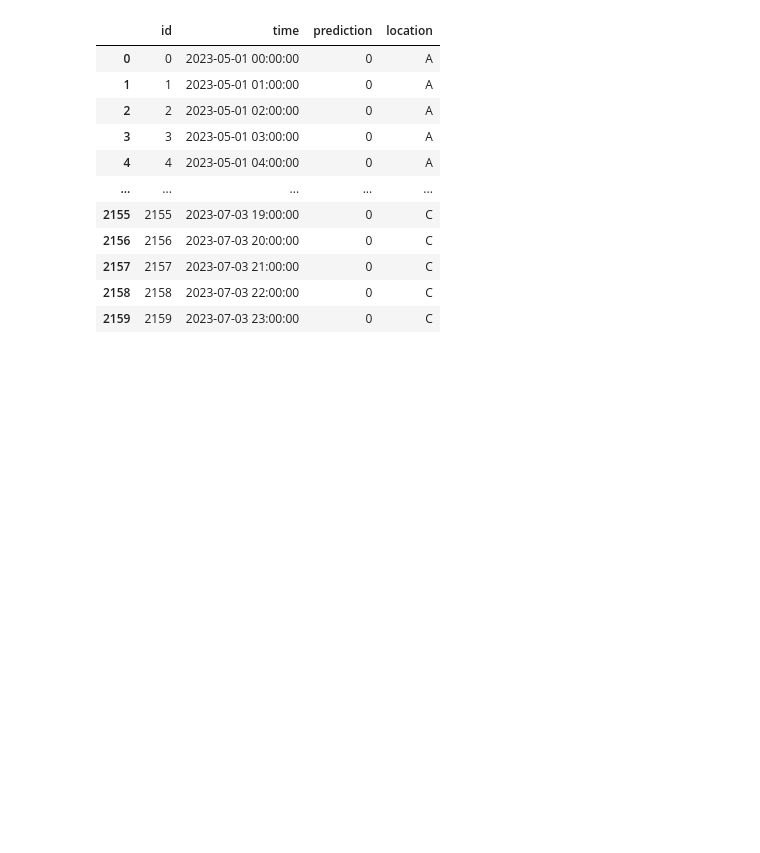
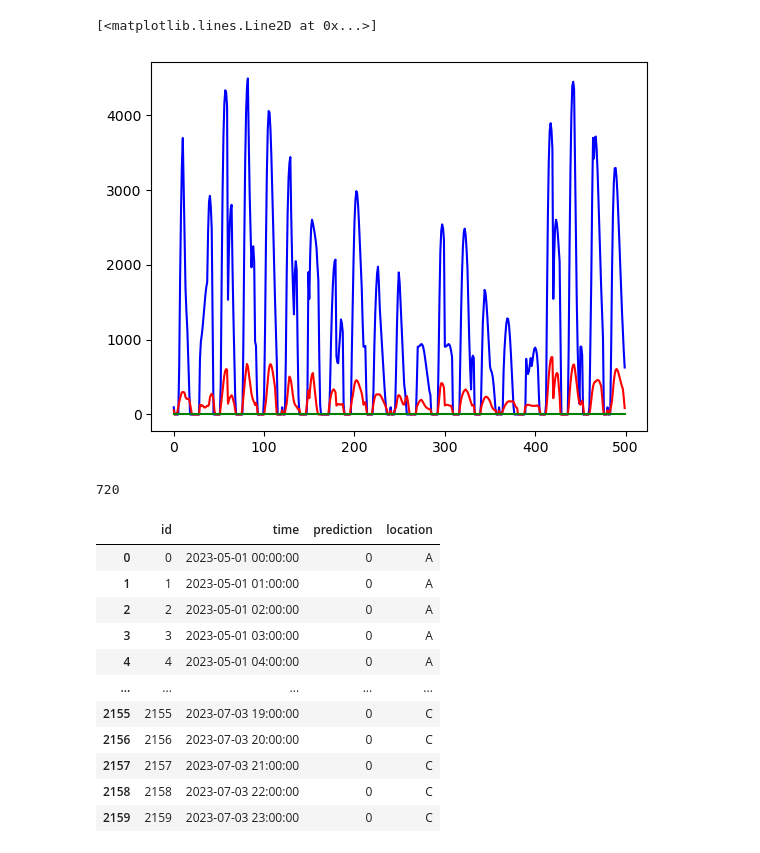
Before and after one commit to MartinSkatvedt/TDT4173-Machine-Learning, a Jupyter notebook: read_files.ipynb, the cells around one changed output. Drawn from its saved outputs; the diff is of its cells as text; code cells hidden in the pictures; blank space fills up the shorter version.

```diff
--- a/read_files.ipynb
+++ b/read_files.ipynb
@@ -541,0 +257,27 @@ for batch in wide_conv_window_a.test:
+# %%
+train_a_max = train_a_y.max()
+train_a_y = train_a_y / train_a_max
+val_a_y = val_a_y / train_a_max
+
+train_b_max = train_b_y.max()
+train_b_y = train_b_y / train_b_max
+val_b_y = val_b_y / train_b_max
+
+train_c_max = train_c_y.max()
+train_c_y = train_c_y / train_c_max
+val_c_y = val_c_y / train_c_max
+# %%
+lstm_model_a = tf.keras.models.Sequential([
+    tf.keras.layers.Normalization(axis=-1, mean=None, variance=None, invert=False),
+
+    tf.keras.layers.LSTM(30, return_sequences=True),
+    tf.keras.layers.LSTM(64, return_sequences=True),
+    tf.keras.layers.LSTM(64, return_sequences=True),
+    tf.keras.layers.Dense(units=48),
+    tf.keras.layers.Dense(units=32),
+
+    tf.keras.layers.Dense(units=1, activation="relu")
+])
+
+lstm_model_b = tf.keras.models.clone_model(lstm_model_a)
+lstm_model_c = tf.keras.models.clone_model(lstm_model_a)
@@ -541,0 +338,4 @@ for batch in wide_conv_window_a.test:
+# %%
+pred_a = lstm_model_a.predict(test_a)
+pred_b = lstm_model_b.predict(test_b)
+pred_c = lstm_model_c.predict(test_c)
@@ -542,2 +346,17 @@ for batch in wide_conv_window_a.test:
+# %%
+pred_a = pred_a.flatten() * train_a_max
+pred_b = pred_b.flatten() * train_b_max
+pred_c = pred_c.flatten() * train_c_max
+# %%
+plt.plot(pred_a[0:500], color="blue")
+plt.plot(pred_b[0:500], color="red")
+plt.plot(pred_c[0:500], color="green")
+# %% [output]
+[<matplotlib.lines.Line2D at 0x...>]
+[figure, added]
+# %%
+len(pred_a)
+# %% [output]
+720
 # %%
 test = pd.read_csv('test.csv')
```
Also changed, not shown: parts of 21 cells of this notebook, 1 other file.
